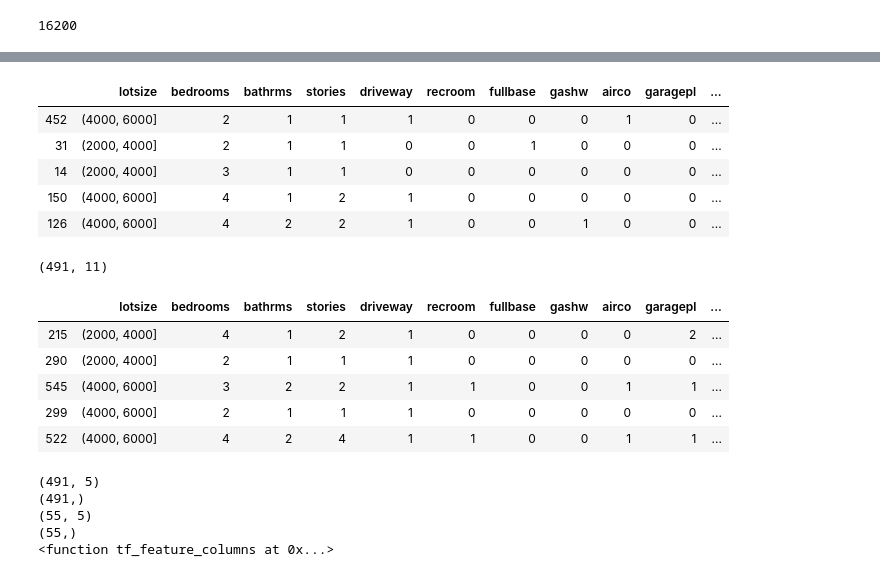
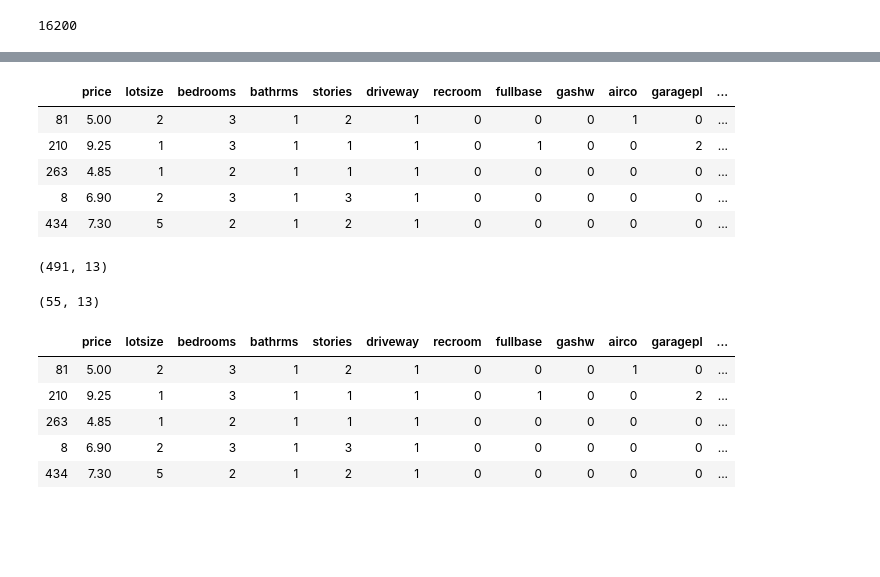
Before and after one commit to firdarinoa/bangkit-assignment5, a Jupyter notebook: house_prediction_test.ipynb, the cells around one changed output, grey strips where cells are left out. Cells and saved outputs as stored; diff of their text form; code cells hidden in the pictures; blank space fills up the shorter version.

```diff
--- a/house_prediction_test.ipynb
+++ b/house_prediction_test.ipynb
@@ -12,4 +13,6 @@ from sklearn.model_selection import train_test_split
 from matplotlib import cm
 # %%
 data = pd.read_csv('C:/Users/admin/Documents/Bangkit/bangkit-assignment5/Housing.csv', index_col=0)
+# %%
+df = data
 # %%
@@ -106,5 +109,5 @@ AxesSubplot(0.125,0.125;0.775x0.755)
 [figure]
 # %%
 #shuffle data
-data = data.reindex(np.random.permutation(data.index))
+df = df.reindex(np.random.permutation(data.index))
 # %%
@@ -181,0 +182,6 @@ data.describe()
+# %%
+#because mean of price is 6.8, we make threshold = 6.8
+threshold = 6.8
+df["house_value_is_high"] = (df["price"] > threshold).astype(float)
+df["house_value_is_high"] = (df["price"] > threshold).astype(float)
+df["house_value_is_high"].head()
@@ -203,13 +214,19 @@ x_train, x_test, y_train, y_test = train_test_split(x, y, test_size=0.1)
+# %%
+df_train, df_test = train_test_split(df, test_size=0.1)
 # %%
-x_train.head()
+df_train.head()
 # %% [output]
-|  | lotsize | bedrooms | bathrms | stories | driveway | recroom | fullbase | gashw | airco | garagepl | ... |
-| 452 | (4000, 6000] | 2 | 1 | 1 | 1 | 0 | 0 | 0 | 1 | 0 | ... |
-| 31 | (2000, 4000] | 2 | 1 | 1 | 0 | 0 | 1 | 0 | 0 | 0 | ... |
-| 14 | (2000, 4000] | 3 | 1 | 1 | 0 | 0 | 0 | 0 | 0 | 0 | ... |
-| 150 | (4000, 6000] | 4 | 1 | 2 | 1 | 0 | 0 | 0 | 0 | 0 | ... |
-| 126 | (4000, 6000] | 4 | 2 | 2 | 1 | 0 | 0 | 1 | 0 | 0 | ... |
+|  | price | lotsize | bedrooms | bathrms | stories | driveway | recroom | fullbase | gashw | airco | garagepl | ... |
+| 81 | 5.00 | 2 | 3 | 1 | 2 | 1 | 0 | 0 | 0 | 1 | 0 | ... |
+| 210 | 9.25 | 1 | 3 | 1 | 1 | 1 | 0 | 1 | 0 | 0 | 2 | ... |
+| 263 | 4.85 | 1 | 2 | 1 | 1 | 1 | 0 | 0 | 0 | 0 | 0 | ... |
+| 8 | 6.90 | 2 | 3 | 1 | 3 | 1 | 0 | 0 | 0 | 0 | 0 | ... |
+| 434 | 7.30 | 5 | 2 | 1 | 2 | 1 | 0 | 0 | 0 | 0 | 0 | ... |
 # %%
-x_train.shape
+df_train.shape
 # %% [output]
-(491, 11)
+(491, 13)
+# %%
+df_test.shape
+# %% [output]
+(55, 13)
@@ -216,9 +239,9 @@ x_train.shape
 # %%
-x_test.head()
+df_train.head()
 # %% [output]
-|  | lotsize | bedrooms | bathrms | stories | driveway | recroom | fullbase | gashw | airco | garagepl | ... |
-| 215 | (2000, 4000] | 4 | 1 | 2 | 1 | 0 | 0 | 0 | 0 | 2 | ... |
-| 290 | (2000, 4000] | 2 | 1 | 1 | 1 | 0 | 0 | 0 | 0 | 0 | ... |
-| 545 | (4000, 6000] | 3 | 2 | 2 | 1 | 1 | 0 | 0 | 1 | 1 | ... |
-| 299 | (4000, 6000] | 2 | 1 | 1 | 1 | 0 | 0 | 0 | 0 | 0 | ... |
-| 522 | (4000, 6000] | 4 | 2 | 4 | 1 | 1 | 0 | 0 | 1 | 1 | ... |
+|  | price | lotsize | bedrooms | bathrms | stories | driveway | recroom | fullbase | gashw | airco | garagepl | ... |
+| 81 | 5.00 | 2 | 3 | 1 | 2 | 1 | 0 | 0 | 0 | 1 | 0 | ... |
+| 210 | 9.25 | 1 | 3 | 1 | 1 | 1 | 0 | 1 | 0 | 0 | 2 | ... |
+| 263 | 4.85 | 1 | 2 | 1 | 1 | 1 | 0 | 0 | 0 | 0 | 0 | ... |
+| 8 | 6.90 | 2 | 3 | 1 | 3 | 1 | 0 | 0 | 0 | 0 | 0 | ... |
+| 434 | 7.30 | 5 | 2 | 1 | 2 | 1 | 0 | 0 | 0 | 0 | 0 | ... |
@@ -233,12 +247,0 @@ tf_fauture_columns = tf_feature_columns(x_train)
-# %%
-print(x_train.shape)
-print(y_train.shape)
-print(x_test.shape)
-print(y_test.shape)
-print(tf_feature_columns)
-# %% [output]
-(491, 5)
-(491,)
-(55, 5)
-(55,)
-<function tf_feature_columns at 0x...>
```
Also changed, not shown: parts of 43 cells of this notebook.
